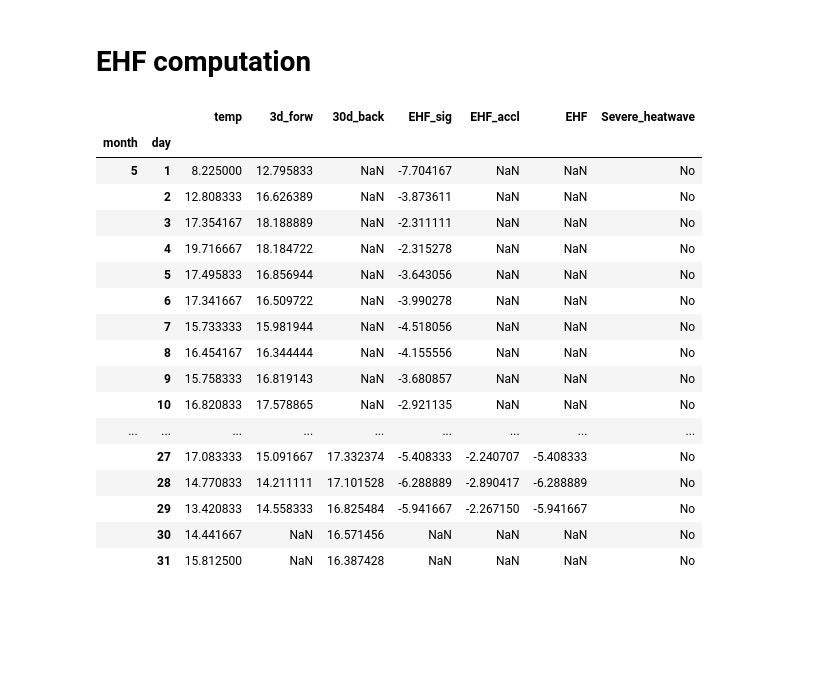
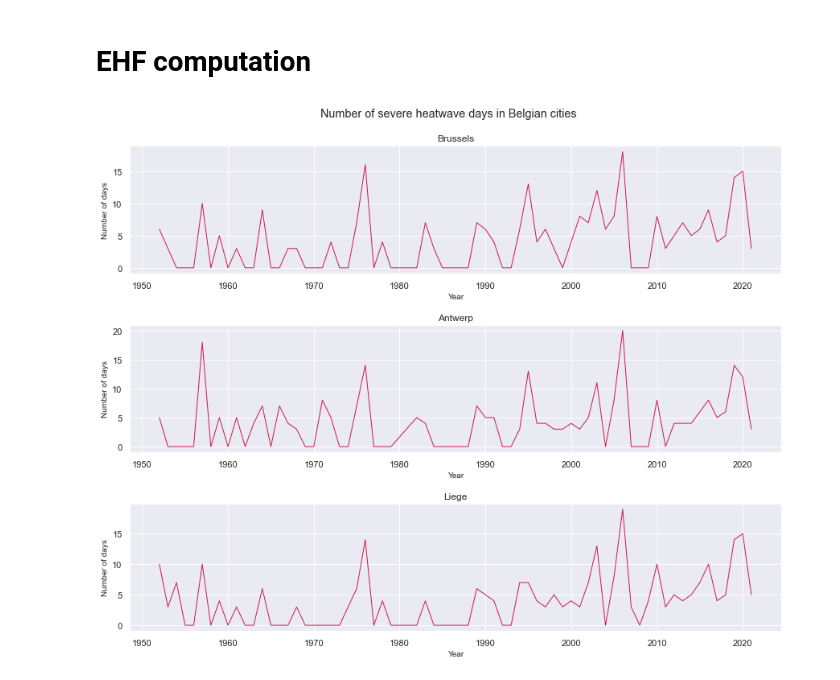
Before and after one commit to muuratjann/heatwave, a Jupyter notebook: Untitled.ipynb, the cells around one changed output. Cells and saved outputs as stored; diff of their text form; code cells hidden in the pictures; blank space fills up the shorter version.

Commit message:
some visualizations and heatwave counts

```diff
--- a/Untitled.ipynb
+++ b/Untitled.ipynb
@@ -278,21 +282,36 @@ Lie_summer['Severe_heatwave']=Lie_summer['EHF'].apply(lambda x: "Yes" if x>=EHI_
-# %%
-Ant_summer.loc[2006, :, :].head(150)
-# %% [output]
-|  |  | temp | 3d_forw | 30d_back | EHF_sig | EHF_accl | EHF | Severe_heatwave |
-| month | day |  |  |  |  |  |  |  |
-| 5 | 1 | 8.225000 | 12.795833 | NaN | -7.704167 | NaN | NaN | No |
-|  | 2 | 12.808333 | 16.626389 | NaN | -3.873611 | NaN | NaN | No |
-|  | 3 | 17.354167 | 18.188889 | NaN | -2.311111 | NaN | NaN | No |
-|  | 4 | 19.716667 | 18.184722 | NaN | -2.315278 | NaN | NaN | No |
-|  | 5 | 17.495833 | 16.856944 | NaN | -3.643056 | NaN | NaN | No |
-|  | 6 | 17.341667 | 16.509722 | NaN | -3.990278 | NaN | NaN | No |
-|  | 7 | 15.733333 | 15.981944 | NaN | -4.518056 | NaN | NaN | No |
-|  | 8 | 16.454167 | 16.344444 | NaN | -4.155556 | NaN | NaN | No |
-|  | 9 | 15.758333 | 16.819143 | NaN | -3.680857 | NaN | NaN | No |
-|  | 10 | 16.820833 | 17.578865 | NaN | -2.921135 | NaN | NaN | No |
-| ... | ... | ... | ... | ... | ... | ... | ... | ... |
-|  | 27 | 17.083333 | 15.091667 | 17.332374 | -5.408333 | -2.240707 | -5.408333 | No |
-|  | 28 | 14.770833 | 14.211111 | 17.101528 | -6.288889 | -2.890417 | -6.288889 | No |
-|  | 29 | 13.420833 | 14.558333 | 16.825484 | -5.941667 | -2.267150 | -5.941667 | No |
-|  | 30 | 14.441667 | NaN | 16.571456 | NaN | NaN | NaN | No |
-|  | 31 | 15.812500 | NaN | 16.387428 | NaN | NaN | NaN | No |
+# %%
+Bru=Bru_summer.loc[:, [6,7,8], :].copy()
+Ant=Ant_summer.loc[:, [6,7,8], :].copy()
+Lie=Lie_summer.loc[:, [6,7,8], :].copy()
+# %%
+Bru['count_true']=Bru.groupby(level=0)['Severe_heatwave'].transform(lambda x: x.rolling(3, 3).sum()).shift(-2)
+Ant['count_true']=Ant.groupby(level=0)['Severe_heatwave'].transform(lambda x: x.rolling(3, 3).sum()).shift(-2)
+Lie['count_true']=Lie.groupby(level=0)['Severe_heatwave'].transform(lambda x: x.rolling(3, 3).sum()).shift(-2)
+# %%
+Bru['Severe']=Bru['count_true'].apply(lambda x: True if x>0 else False)
+Ant['Severe']=Ant['count_true'].apply(lambda x: True if x>0 else False)
+Lie['Severe']=Lie['count_true'].apply(lambda x: True if x>0 else False)
+# %%
+Bru_count=pd.DataFrame(Bru.groupby(level=0)['Severe'].sum())
+Ant_count=pd.DataFrame(Ant.groupby(level=0)['Severe'].sum())
+Lie_count=pd.DataFrame(Lie.groupby(level=0)['Severe'].sum())
+# %%
+fig, axes = plt.subplots(3, 1, figsize=(12, 9))
+fig.tight_layout()
+fig.suptitle('Number of severe heatwave days in Belgian cities', y=1.05, fontsize='x-large')
+plt.subplots_adjust(left=None, bottom=None, right=None, top=None, wspace=None, hspace=0.4)
+sns.lineplot(ax=axes[0], data=Bru_count, palette="rocket", linewidth=1, legend=False)
+sns.lineplot(ax=axes[1],data=Ant_count, palette="rocket", linewidth=1, legend=False)
+sns.lineplot(ax=axes[2],data=Lie_count, palette="rocket", linewidth=1, legend=False)
+axes[0].set_xlabel("Year", fontsize = 10)
+axes[0].set_ylabel("Number of days", fontsize = 10)
+axes[0].set(title='Brussels')
+axes[1].set_xlabel("Year", fontsize = 10)
+axes[1].set_ylabel("Number of days", fontsize = 10)
+axes[1].set(title='Antwerp')
+axes[2].set_xlabel("Year", fontsize = 10)
+axes[2].set_ylabel("Number of days", fontsize = 10)
+axes[2].set(title='Liege')
+plt.show()
+# %% [output]
+[figure, added]
```
Also changed, not shown: parts of 3 cells of this notebook.
